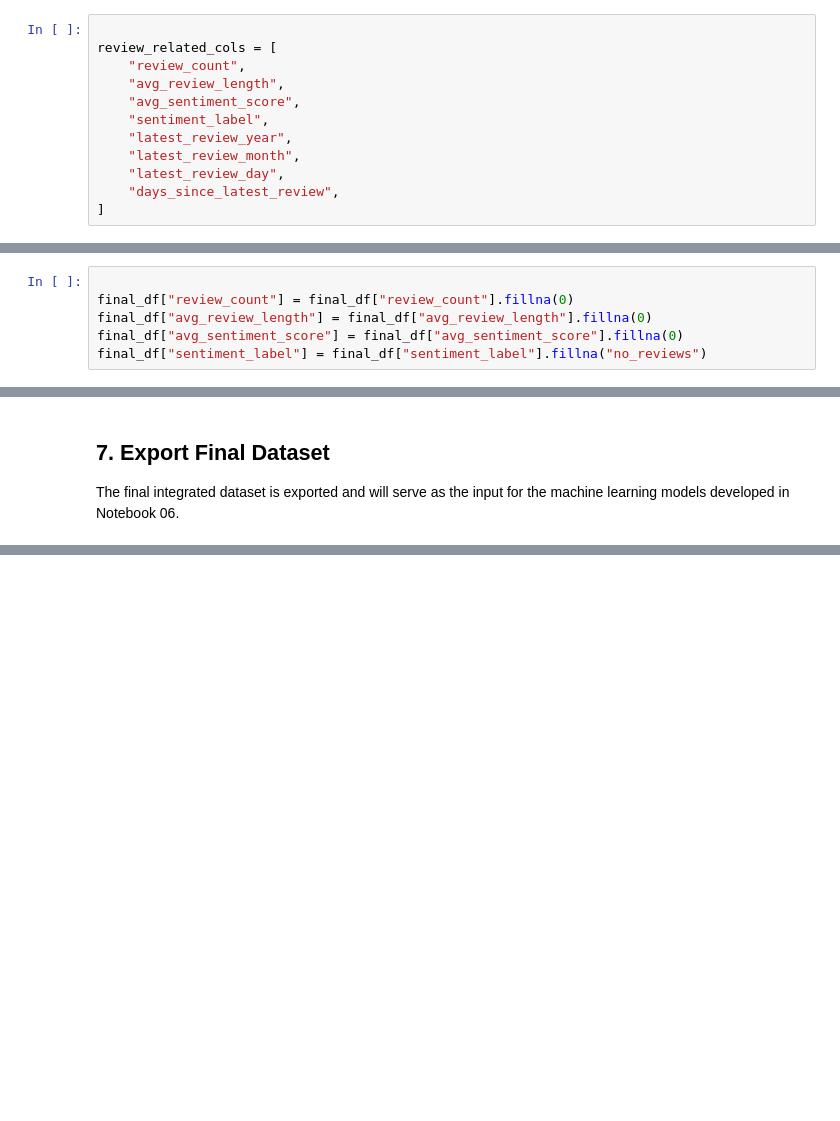
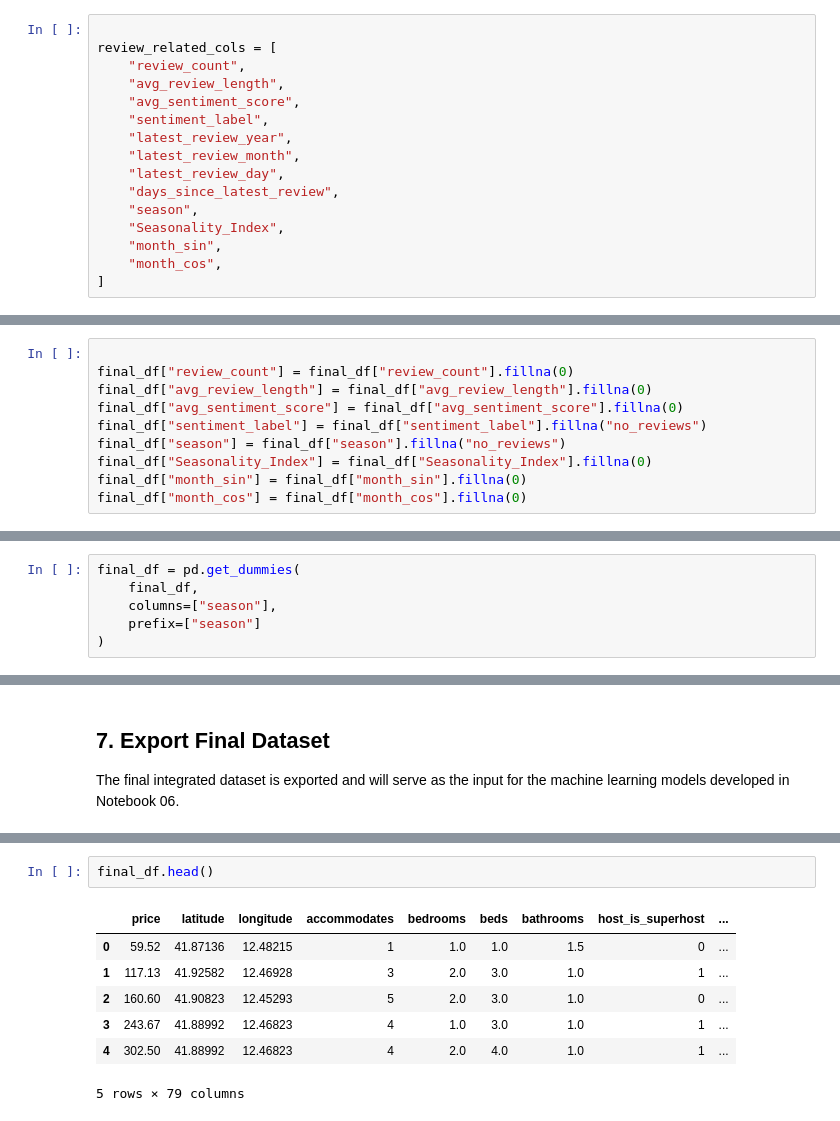
Before and after one commit to aantoo-cr/airbnb-rome-analysis, a Jupyter notebook: notebooks/05_final_dataset.ipynb, the cells around one changed output, grey strips where cells are left out. Drawn from its saved outputs; the diff is of its cells as text; blank space fills up the shorter version.

```diff
--- a/notebooks/05_final_dataset.ipynb
+++ b/notebooks/05_final_dataset.ipynb
@@ -166,6 +197,10 @@ review_related_cols = [
     "latest_review_month",
     "latest_review_day",
     "days_since_latest_review",
+    "season",
+    "Seasonality_Index",
+    "month_sin",
+    "month_cos",
 ]
 # %% [markdown]
 Median imputation, excluding review-related columns
@@ -183,6 +218,10 @@ final_df["review_count"] = final_df["review_count"].fillna(0)
 final_df["avg_review_length"] = final_df["avg_review_length"].fillna(0)
 final_df["avg_sentiment_score"] = final_df["avg_sentiment_score"].fillna(0)
 final_df["sentiment_label"] = final_df["sentiment_label"].fillna("no_reviews")
+final_df["season"] = final_df["season"].fillna("no_reviews")
+final_df["Seasonality_Index"] = final_df["Seasonality_Index"].fillna(0)
+final_df["month_sin"] = final_df["month_sin"].fillna(0)
+final_df["month_cos"] = final_df["month_cos"].fillna(0)
 # %% [markdown]
 Days_since_last_Review (9999 = no reviews)
 # %%
@@ -214,4 +253,10 @@ days_since_latest_review    0
 Length: 75, dtype: int64
+# %%
+final_df = pd.get_dummies(
+    final_df,
+    columns=["season"],
+    prefix=["season"]
+)
 # %% [markdown]
 ## 3.2 Outlier Treatment — Target Variable
 
@@ -282,0 +330,10 @@ final_dataset.csv saved
+# %%
+final_df.head()
+# %% [output]
+|  | price | latitude | longitude | accommodates | bedrooms | beds | bathrooms | host_is_superhost | ... |
+| 0 | 59.52 | 41.87136 | 12.48215 | 1 | 1.0 | 1.0 | 1.5 | 0 | ... |
+| 1 | 117.13 | 41.92582 | 12.46928 | 3 | 2.0 | 3.0 | 1.0 | 1 | ... |
+| 2 | 160.60 | 41.90823 | 12.45293 | 5 | 2.0 | 3.0 | 1.0 | 0 | ... |
+| 3 | 243.67 | 41.88992 | 12.46823 | 4 | 1.0 | 3.0 | 1.0 | 1 | ... |
+| 4 | 302.50 | 41.88992 | 12.46823 | 4 | 2.0 | 4.0 | 1.0 | 1 | ... |
+5 rows × 79 columns
```
Also changed, not shown: parts of 17 cells of this notebook, 8 other files.
